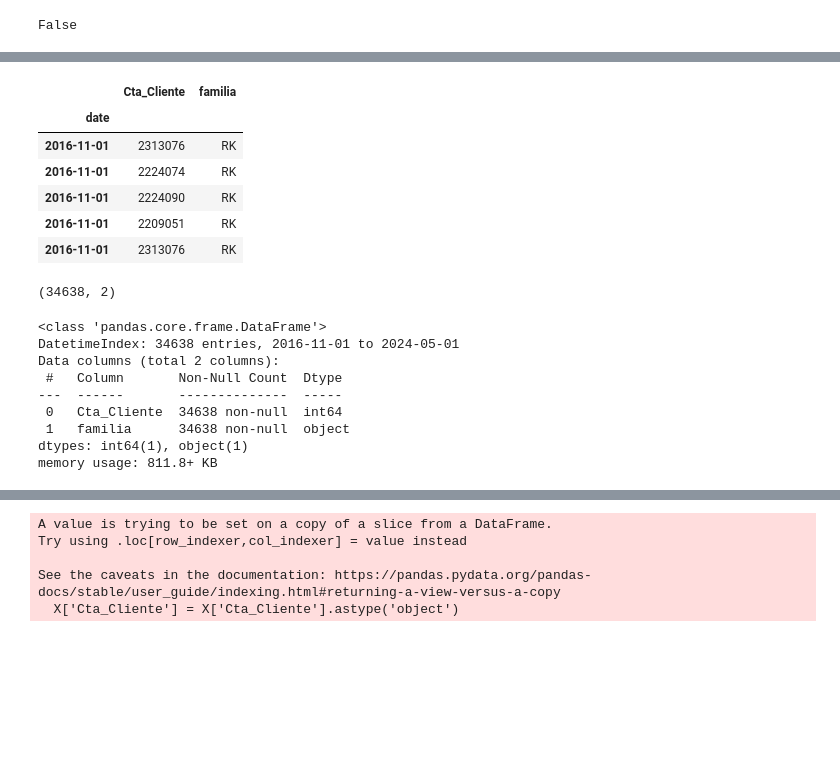
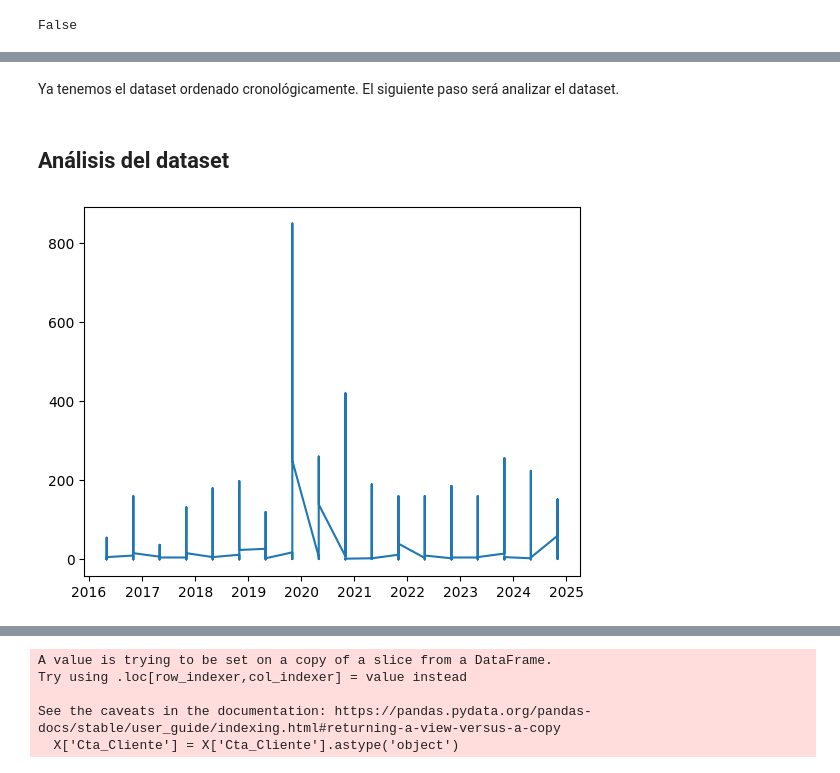
Before and after one commit to ThaylaLuzardo/Forecast_Compras, a Jupyter notebook: notebooks/Prueba modelos.ipynb, the cells around one changed output, grey strips where cells are left out. Cells and saved outputs as stored; diff of their text form; code cells hidden in the pictures; blank space fills up the shorter version.

```diff
--- a/notebooks/Prueba modelos.ipynb
+++ b/notebooks/Prueba modelos.ipynb
@@ -57,26 +58,15 @@ y = data['Tot_Piezas']
-# %%
-X.head()
-# %% [output]
-|  | Cta_Cliente | familia |
-| date |  |  |
-| 2016-11-01 | 2313076 | RK |
-| 2016-11-01 | 2224074 | RK |
-| 2016-11-01 | 2224090 | RK |
-| 2016-11-01 | 2209051 | RK |
-| 2016-11-01 | 2313076 | RK |
-# %%
-X.shape
-# %% [output]
-(34638, 2)
-# %%
-X.info()
-# %% [output]
-<class 'pandas.core.frame.DataFrame'>
-DatetimeIndex: 34638 entries, 2016-11-01 to 2024-05-01
-Data columns (total 2 columns):
- #   Column       Non-Null Count  Dtype
----  ------       --------------  -----
- 0   Cta_Cliente  34638 non-null  int64
- 1   familia      34638 non-null  object
-dtypes: int64(1), object(1)
-memory usage: 811.8+ KB
+# %% [markdown]
+Ya tenemos el dataset ordenado cronológicamente.
+El siguiente paso será analizar el dataset.
+# %% [markdown]
+## Análisis del dataset
+# %%
+import matplotlib.pyplot as plt
+
+x= df.index
+
+
+plt.plot(x, df['Tot_Piezas'])
+plt.show()
+# %% [output]
+[figure, added]
```
Also changed, not shown: parts of 15 cells of this notebook.
